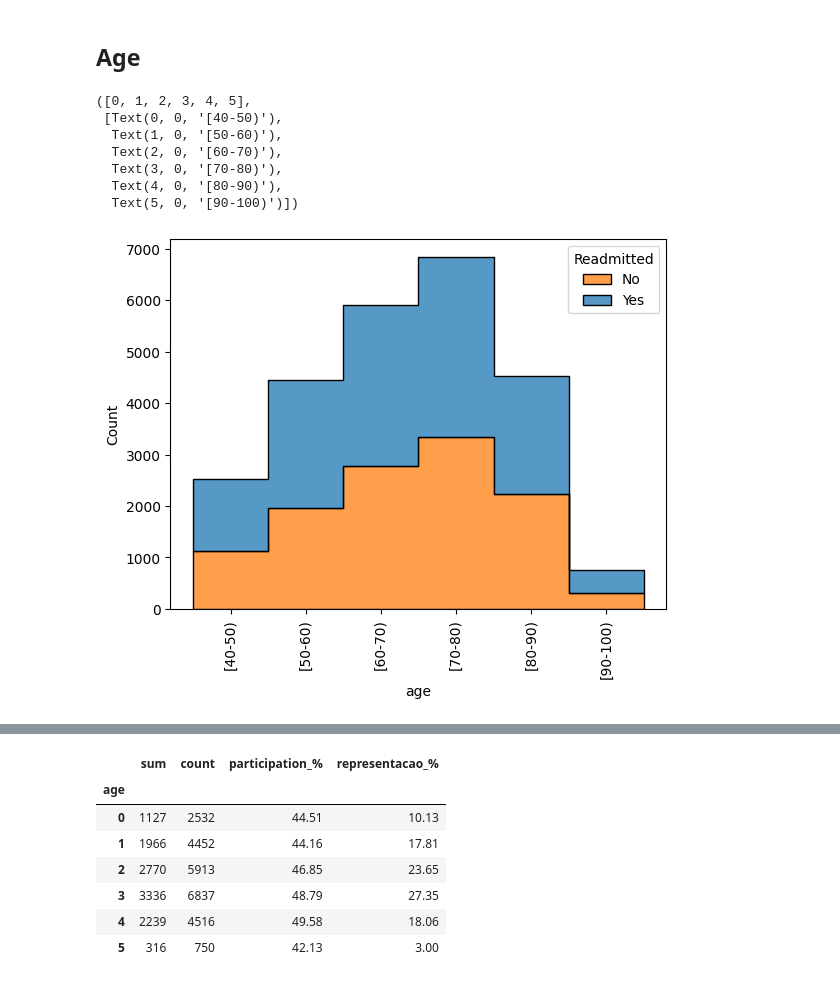
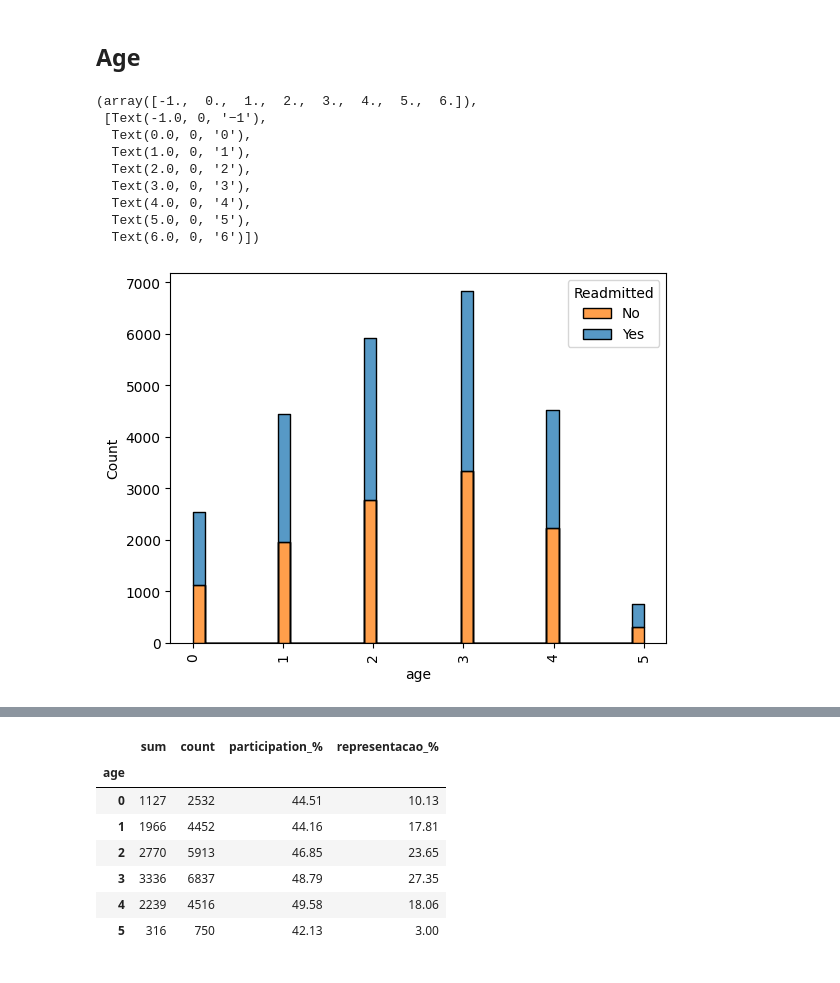
Before and after one commit to andreggalvao/hospitals_readmissions, a Jupyter notebook: hosp_readmissions org.ipynb, the cells around one changed output, grey strips where cells are left out. Saved outputs shown, nothing was run; the diff lists cells and outputs as text; code cells hidden in the pictures.

```diff
--- a/hosp_readmissions org.ipynb
+++ b/hosp_readmissions org.ipynb
@@ -174,6 +176,21 @@ We observe that only the columns medical_specialty, diag_1, diag_2 and diag_3 ha
 8- Avaliação do modelo
 # %% [markdown]
 # Let's look at each variable individually
+# %%
+# Lets tranform each age group un an integer so we can apply more analises.
+
+dic = {'[40-50)' : 0 ,
+        '[50-60)' : 1,
+        '[60-70)' : 2,
+        '[70-80)' : 3,
+        '[80-90)' : 4,
+        '[90-100)': 5,
+
+# Lets using change readmitted values as well, no to 0 and yes to 1
+
+        'no' : 0 ,
+        'yes' : 1}
+dados = dados.replace(dic)
 # %% [markdown]
 ## Readmitted
 # %%
@@ -194,16 +225,17 @@ Well, we have a good distribution of patients, let's now proceed to the individu
 ## Age
 # %%
 #dando uma olhada na distribuição das idades
-dados['age'] = pd.Categorical(dados['age'], ['[40-50)', '[50-60)','[60-70)', '[70-80)', '[80-90)','[90-100)'])
 sns.histplot(data = dados, x = 'age', hue = 'readmitted', element="step", multiple="stack")
 plt.legend(title='Readmitted', loc='upper right', labels=['No', 'Yes'])
 plt.xticks(rotation=90)
 # %% [output]
-([0, 1, 2, 3, 4, 5],
- [Text(0, 0, '[40-50)'),
-  Text(1, 0, '[50-60)'),
-  Text(2, 0, '[60-70)'),
-  Text(3, 0, '[70-80)'),
-  Text(4, 0, '[80-90)'),
-  Text(5, 0, '[90-100)')])
+(array([-1.,  0.,  1.,  2.,  3.,  4.,  5.,  6.]),
+ [Text(-1.0, 0, '−1'),
+  Text(0.0, 0, '0'),
+  Text(1.0, 0, '1'),
+  Text(2.0, 0, '2'),
+  Text(3.0, 0, '3'),
+  Text(4.0, 0, '4'),
+  Text(5.0, 0, '5'),
+  Text(6.0, 0, '6')])
-[figure, old version]
+[figure, new version]
```
Also changed, not shown: parts of 41 cells of this notebook, 1 other file.
